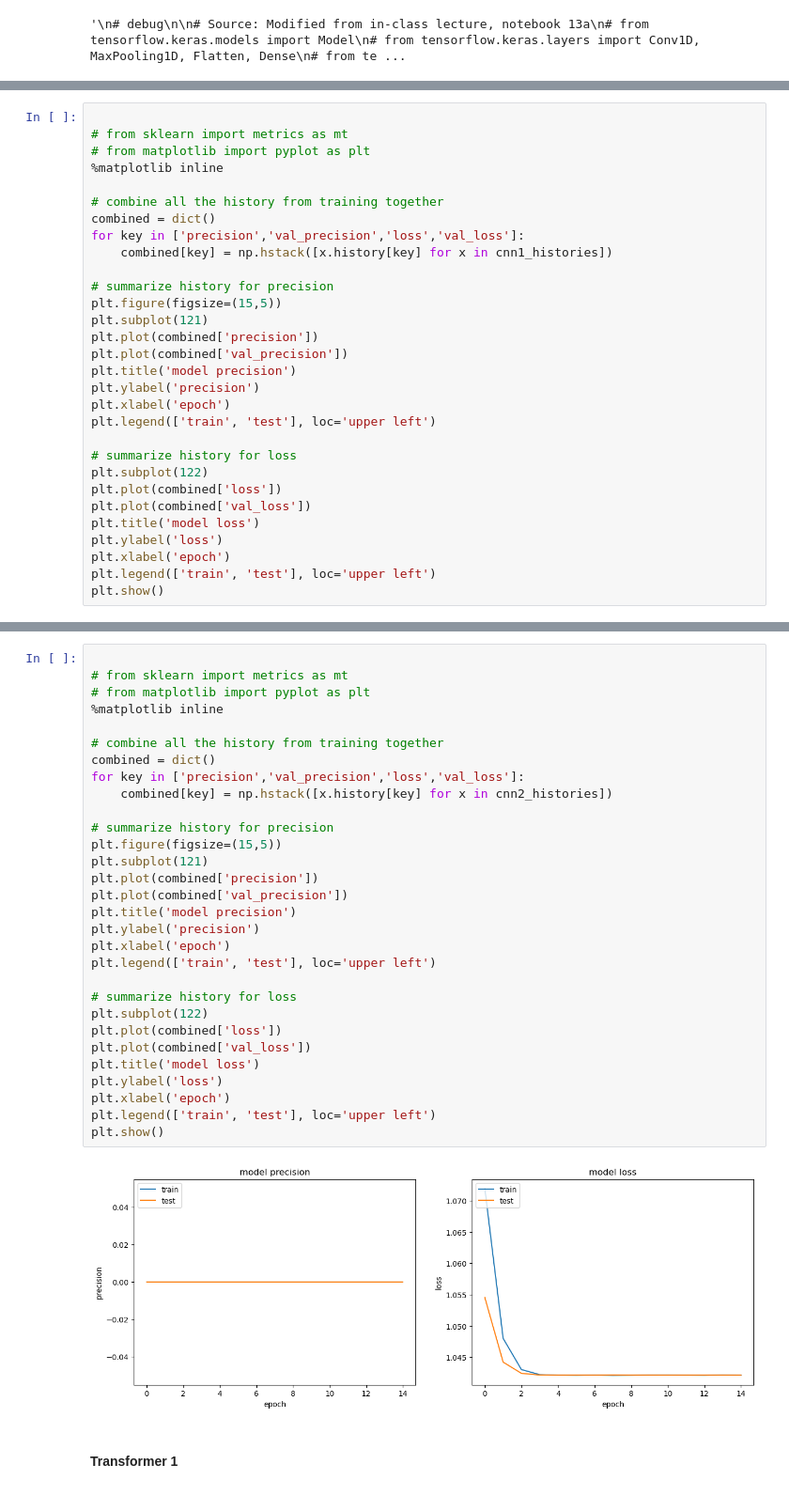
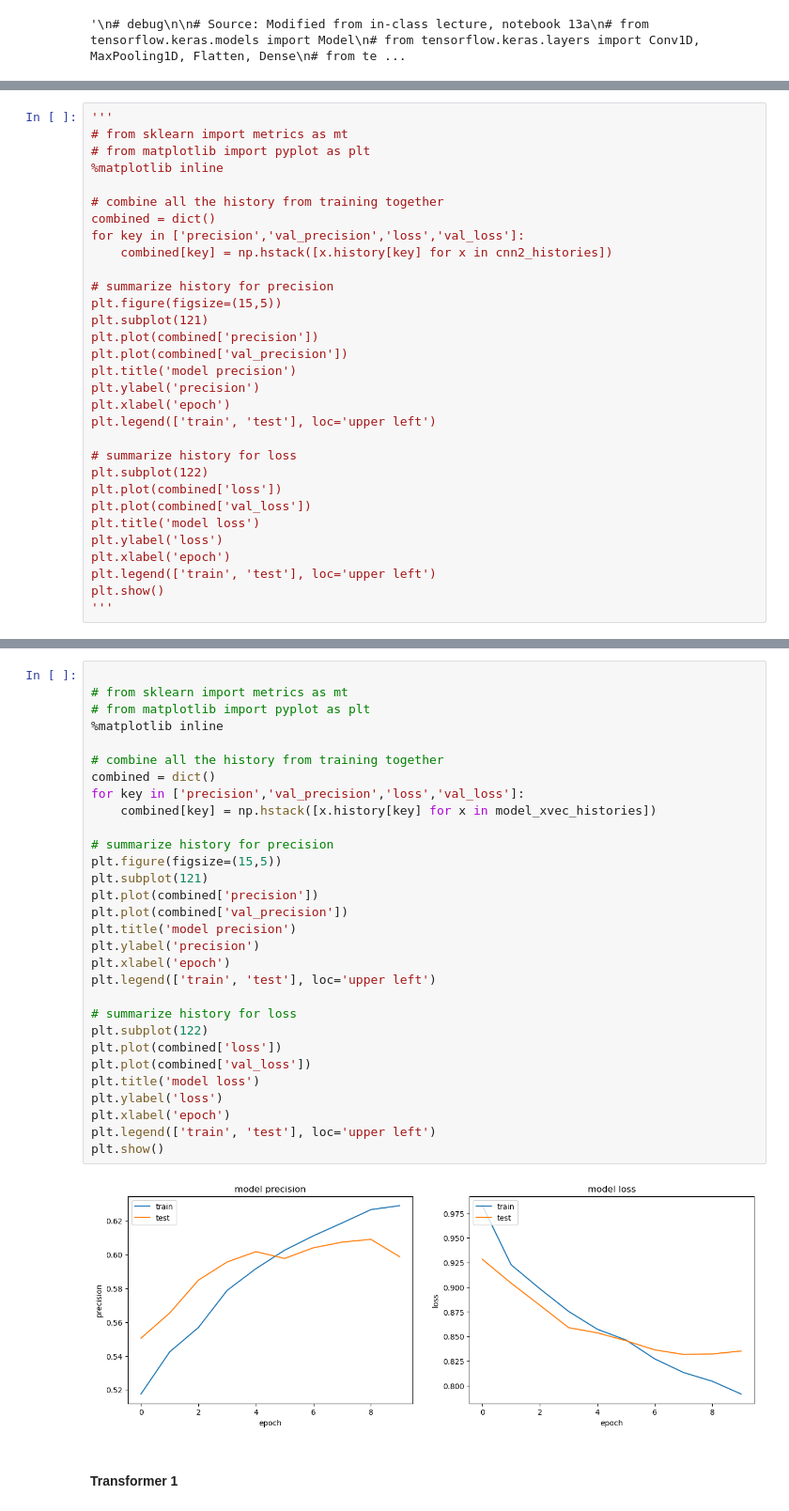
Before and after one commit to cphchip/cs7324_code, a Jupyter notebook: Lab 7/Henderson_48996654_Lab_7.ipynb, the cells around one changed output, grey strips where cells are left out. Shown at 94% size. Drawn from its saved outputs; the diff is of its cells as text.

```diff
--- a/Lab 7/Henderson_48996654_Lab_7.ipynb
+++ b/Lab 7/Henderson_48996654_Lab_7.ipynb
@@ -598,5 +648,5 @@ Epoch 20/20
 # %%
-
+'''
 # from sklearn import metrics as mt
 # from matplotlib import pyplot as plt
 %matplotlib inline
@@ -604,7 +654,7 @@ Epoch 20/20
 # combine all the history from training together
 combined = dict()
 for key in ['precision','val_precision','loss','val_loss']:
-    combined[key] = np.hstack([x.history[key] for x in cnn1_histories])
+    combined[key] = np.hstack([x.history[key] for x in cnn2_histories])
 
 # summarize history for precision
 plt.figure(figsize=(15,5))
@@ -625,4 +675,5 @@ plt.ylabel('loss')
 plt.xlabel('epoch')
 plt.legend(['train', 'test'], loc='upper left')
 plt.show()
+'''
 # %% [output]
@@ -704,35 +758,35 @@ Epoch 15/15
 # %%
 
 # from sklearn import metrics as mt
 # from matplotlib import pyplot as plt
 %matplotlib inline
 
 # combine all the history from training together
 combined = dict()
 for key in ['precision','val_precision','loss','val_loss']:
-    combined[key] = np.hstack([x.history[key] for x in cnn2_histories])
+    combined[key] = np.hstack([x.history[key] for x in model_xvec_histories])
 
 # summarize history for precision
 plt.figure(figsize=(15,5))
 plt.subplot(121)
 plt.plot(combined['precision'])
 plt.plot(combined['val_precision'])
 plt.title('model precision')
 plt.ylabel('precision')
 plt.xlabel('epoch')
 plt.legend(['train', 'test'], loc='upper left')
 
 # summarize history for loss
 plt.subplot(122)
 plt.plot(combined['loss'])
 plt.plot(combined['val_loss'])
 plt.title('model loss')
 plt.ylabel('loss')
 plt.xlabel('epoch')
 plt.legend(['train', 'test'], loc='upper left')
 plt.show()
 # %% [output]
-[figure, old version]
+[figure, new version]
 # %% [markdown]
 #### Transformer 1
 # %%
```
Also changed, not shown: parts of 23 cells of this notebook.
